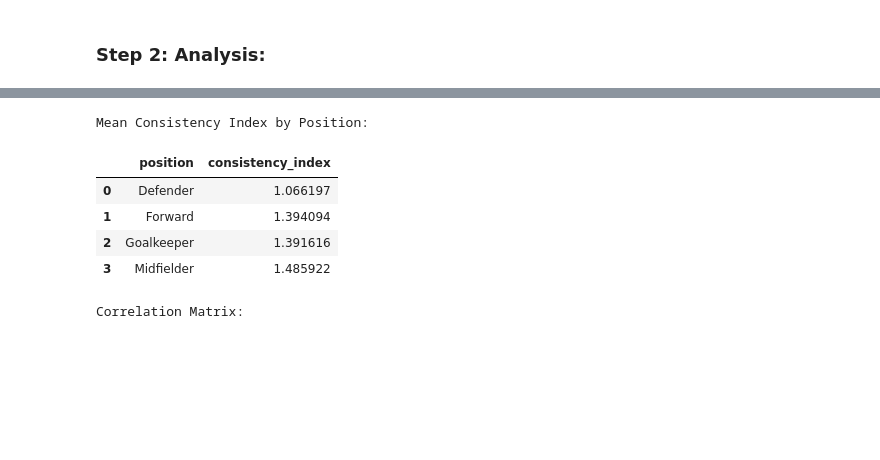
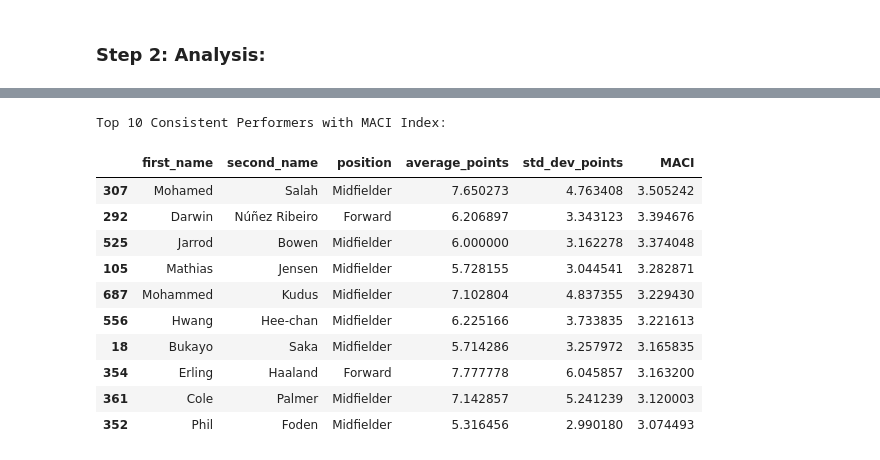
Before and after one commit to evgeni-g-georgiev/FPLproject, a Jupyter notebook: data_visualisation.ipynb, the cells around one changed output, grey strips where cells are left out. Saved outputs shown, nothing was run; the diff lists cells and outputs as text; code cells hidden in the pictures; blank space fills up the shorter version.

```diff
--- a/data_visualisation.ipynb
+++ b/data_visualisation.ipynb
@@ -212,8 +211,8 @@ player_stats = all_gameweeks_df.groupby(['player_id', 'first_name', 'second_name
     total_minutes_played=('minutes', 'sum')
 ).reset_index()
 
-# Calculate appearances as total minutes played divided by 90
-player_stats['appearances'] = (player_stats['total_minutes_played'] / 90).apply(np.ceil)
+# Calculate appearances as total minutes played divided by 90 (mins in a game)
+player_stats['appearances'] = (player_stats['total_minutes_played'] / 90).round(1)
 
 # Calculate average points and bonus per actual appearance
 player_stats['average_points'] = player_stats['total_points'] / player_stats['appearances']
@@ -228,12 +227,24 @@ player_stats = player_stats.merge(latest_price, on='player_id', how='left')
 player_stats['latest_price'] = player_stats['value'] / 10
 player_stats.drop(columns=['value'], inplace=True)
 
-# Step 4: Clean Data
+# Steo 4: Function to calculate downside deviation
+def downside_deviation(series, mean):
+    negative_deviations = [(p - mean) ** 2 for p in series if p < mean]
+    return np.sqrt(sum(negative_deviations) / len(negative_deviations)) if negative_deviations else np.nan
+
+# Adding Downside Deviation to player_stats
+downside_dev = all_gameweeks_df.groupby(['player_id'])['total_points'].apply(lambda x: downside_deviation(x, x.mean()))
+player_stats = player_stats.merge(downside_dev.rename('downside_deviation'), on='player_id', how='left')
+
+
+# Step 5: Clean Data
 # Remove rows where the standard deviation is not a number or latest price is empty
 #player_stats = player_stats.dropna(subset=['std_dev_points', 'latest_price'])
 
 # Additional cleaning steps can be added here if necessary
 
+
+
 # Displaying the first few rows of the data
 player_stats
 # %% [output]
@@ -278,38 +294,50 @@ num_gameweeks
 # %%
+from IPython.display import display
+
 # Assuming 'player_stats' DataFrame is already defined
 
-# Filter Out Players with Insufficient Data
-min_appearances = 12
-filtered_player_stats = player_stats[player_stats['appearances'] >= min_appearances].copy()
+# Step 1: Filter Out Players with Insufficient Data and Below Minimum Average Points
+min_appearances = 10
+min_avg_points = 3  # Set this to the desired threshold
+filtered_player_stats = player_stats[(player_stats['appearances'] >= min_appearances) &
+                                     (player_stats['average_points'] >= min_avg_points)].copy()
 
-# Calculate the Consistency Index
-filtered_player_stats['consistency_index'] = filtered_player_stats['average_points'] / filtered_player_stats['std_dev_points'].replace(0, np.nan)
+# Step 2: Calculate the Adjusted Consistency Index
+# Formula: Average Points / sqrt(Standard Deviation of Points)
+filtered_player_stats['MACI'] = filtered_player_stats['average_points'] / np.sqrt(filtered_player_stats['std_dev_points'].replace(0, np.nan))
 
-# Position-Based Analysis
-position_mean_consistency = filtered_player_stats.groupby('position')['consistency_index'].mean()
+# Step 3: Calculate Mean Adjusted Consistency Index by Position
+# This gives an idea of which positions tend to have more consistent performers
+position_mean_adjusted_consistency = filtered_player_stats.groupby('position')['MACI'].mean()
 
-# Correlation Analysis
+# Step 4: Correlation Analysis
+# Examines relationships between different variables (e.g., how total goals correlate with total points)
 correlation_matrix = filtered_player_stats[['total_points', 'total_goals', 'total_assists', 'total_clean_sheets', 'total_bonus', 'average_bonus']].corr()
 
-# Identifying Top Consistent Performers
-top_performers = filtered_player_stats.sort_values(by='consistency_index', ascending=False).head(10)
+# Step 5: Identifying Top Consistent Performers
+# Sorting by adjusted consistency index to find top performers
+maci_scores = filtered_player_stats
+top_performers_adjusted = filtered_player_stats.sort_values(by='MACI', ascending=False).head(10)
 
 # Display Results
-from IPython.display import display
+# print("Mean Adjusted Consistency Index by Position:")
+# display(position_mean_adjusted_consistency.reset_index())
 
-print("Mean Consistency Index by Position:")
-display(position_mean_consistency.reset_index())
+# print("\nCorrelation Matrix:")
+# display(correlation_matrix)
 
-print("\nCorrelation Matrix:")
-display(correlation_matrix)
-
-print("\nTop 10 Consistent Performers:")
-display(top_performers)
+print("\nTop 10 Consistent Performers with MACI Index:")
+display(top_performers_adjusted[['first_name', 'second_name', 'position', 'average_points', 'std_dev_points', 'MACI']])
 # %% [output]
-Mean Consistency Index by Position:
+Top 10 Consistent Performers with MACI Index:
-|  | position | consistency_index |
-| 0 | Defender | 1.066197 |
-| 1 | Forward | 1.394094 |
-| 2 | Goalkeeper | 1.391616 |
-| 3 | Midfielder | 1.485922 |
+|  | first_name | second_name | position | average_points | std_dev_points | MACI |
+| 307 | Mohamed | Salah | Midfielder | 7.650273 | 4.763408 | 3.505242 |
+| 292 | Darwin | Núñez Ribeiro | Forward | 6.206897 | 3.343123 | 3.394676 |
+| 525 | Jarrod | Bowen | Midfielder | 6.000000 | 3.162278 | 3.374048 |
+| 105 | Mathias | Jensen | Midfielder | 5.728155 | 3.044541 | 3.282871 |
+| 687 | Mohammed | Kudus | Midfielder | 7.102804 | 4.837355 | 3.229430 |
+| 556 | Hwang | Hee-chan | Midfielder | 6.225166 | 3.733835 | 3.221613 |
+| 18 | Bukayo | Saka | Midfielder | 5.714286 | 3.257972 | 3.165835 |
+| 354 | Erling | Haaland | Forward | 7.777778 | 6.045857 | 3.163200 |
+| 361 | Cole | Palmer | Midfielder | 7.142857 | 5.241239 | 3.120003 |
+| 352 | Phil | Foden | Midfielder | 5.316456 | 2.990180 | 3.074493 |
-Correlation Matrix:
```
Also changed, not shown: parts of 54 cells of this notebook.
